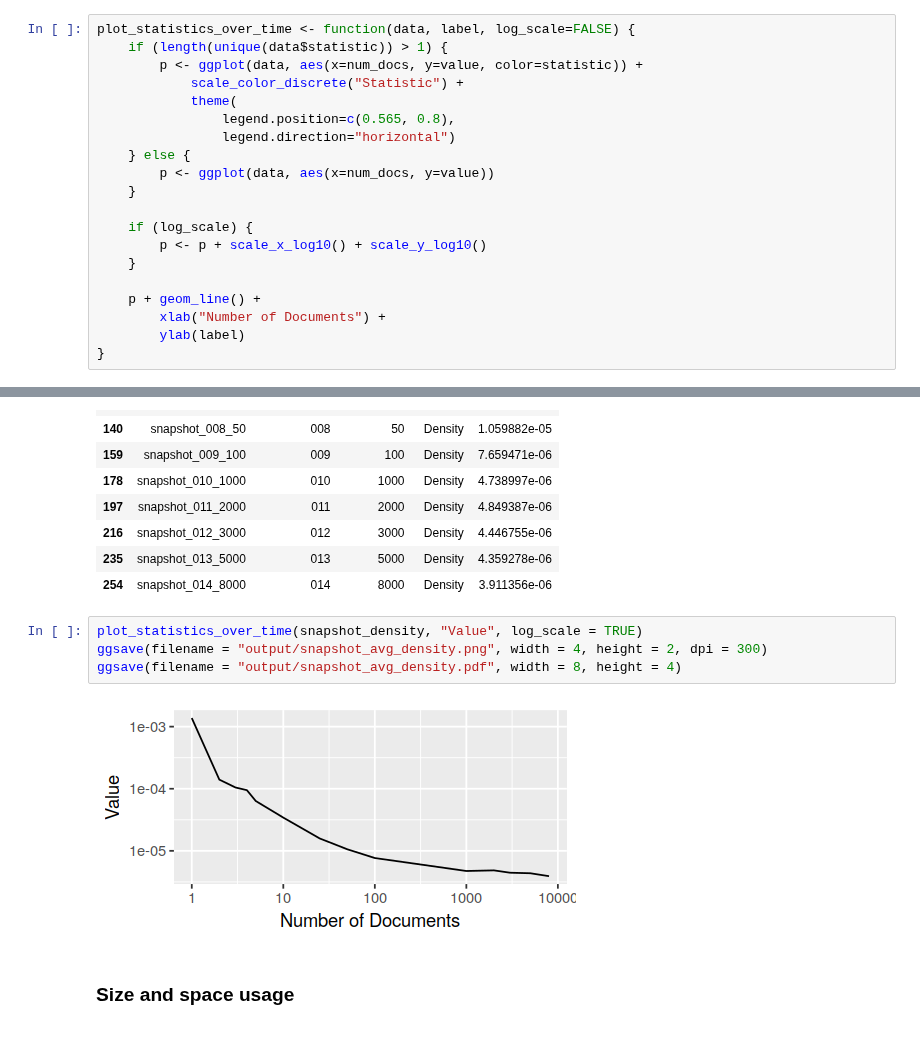
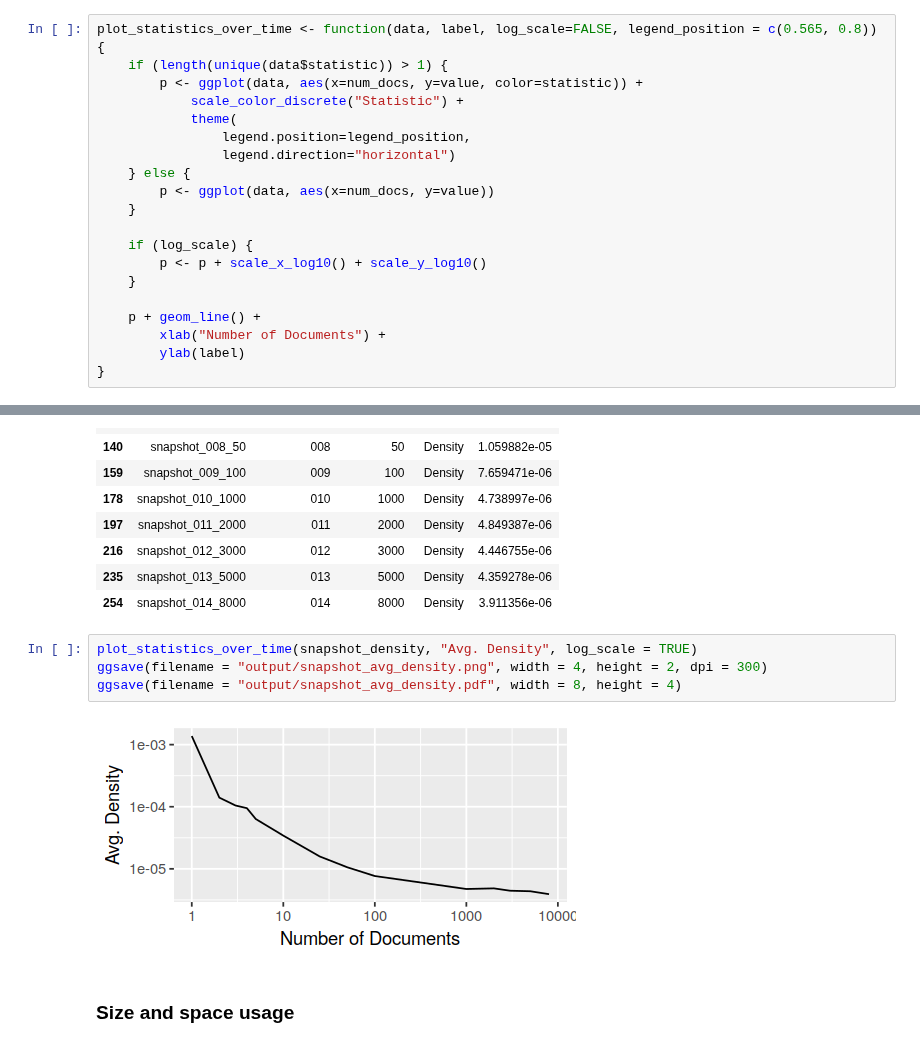
Before and after one commit to feup-infolab/army-ant, a Jupyter notebook: notebooks/hypergraph_of_entity/hypergraph_of_entity.ipynb, the cells around one changed output, grey strips where cells are left out. Drawn from its saved outputs; the diff is of its cells as text.

Commit message:
CN 2019: Fixed poster chart issues.

```diff
--- a/notebooks/hypergraph_of_entity/hypergraph_of_entity.ipynb
+++ b/notebooks/hypergraph_of_entity/hypergraph_of_entity.ipynb
@@ -575,12 +575,12 @@ A data.frame: 6 × 5
 | snapshot_001_1 | 001 | 1 | Num Sources | 0 |
 | snapshot_001_1 | 001 | 1 | Num Sinks | 0 |
 # %%
-plot_statistics_over_time <- function(data, label, log_scale=FALSE) {
+plot_statistics_over_time <- function(data, label, log_scale=FALSE, legend_position = c(0.565, 0.8)) {
     if (length(unique(data$statistic)) > 1) {
         p <- ggplot(data, aes(x=num_docs, y=value, color=statistic)) +
             scale_color_discrete("Statistic") +
             theme(
-                legend.position=c(0.565, 0.8),
+                legend.position=legend_position,
                 legend.direction="horizontal")
     } else {
         p <- ggplot(data, aes(x=num_docs, y=value))
@@ -692,11 +693,11 @@ A data.frame: 14 × 5
 | 235 | snapshot_013_5000 | 013 | 5000 | Density | 4.359278e-06 |
 | 254 | snapshot_014_8000 | 014 | 8000 | Density | 3.911356e-06 |
 # %%
-plot_statistics_over_time(snapshot_density, "Value", log_scale = TRUE)
+plot_statistics_over_time(snapshot_density, "Avg. Density", log_scale = TRUE)
 ggsave(filename = "output/snapshot_avg_density.png", width = 4, height = 2, dpi = 300)
 ggsave(filename = "output/snapshot_avg_density.pdf", width = 8, height = 4)
 # %% [output]
-[figure, old version]
+[figure, new version]
 # %% [markdown]
 ### Size and space usage
 # %% [markdown]
```
Also changed, not shown: parts of 1 cell of this notebook.
